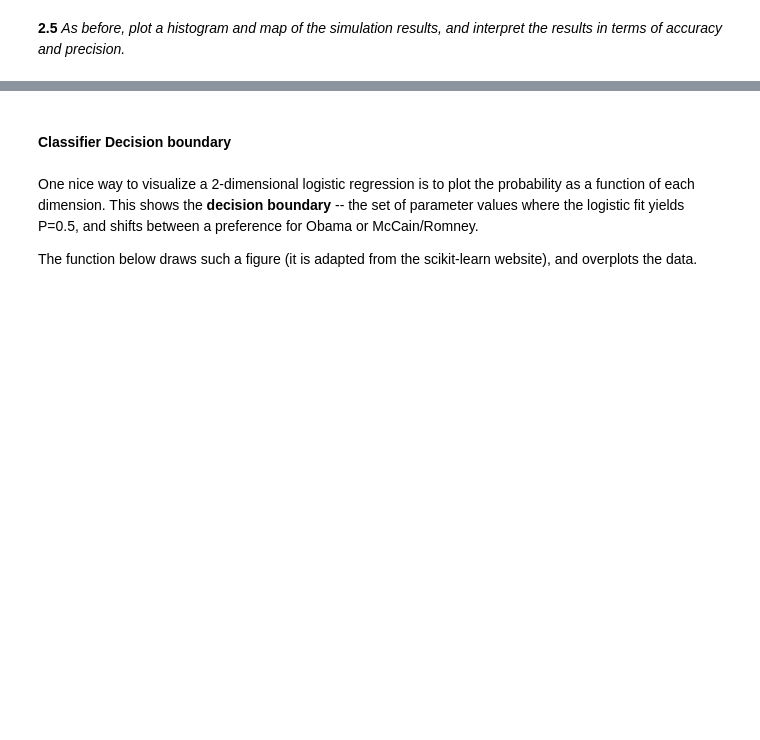
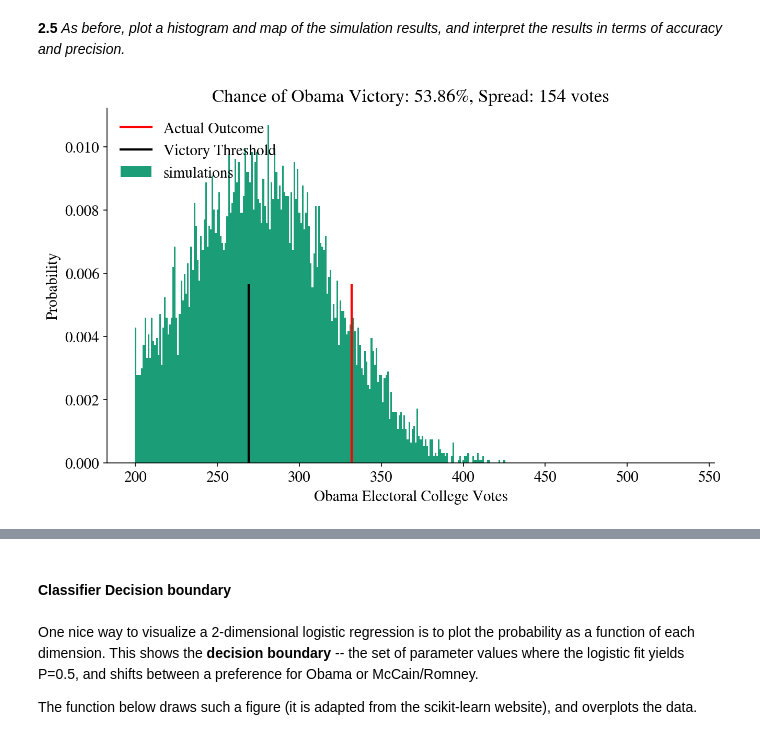
Before and after one commit to susan175/content, a Jupyter notebook: HW2.ipynb, the cells around one changed output, grey strips where cells are left out. Cells and saved outputs as stored; diff of their text form; code cells hidden in the pictures; blank space fills up the shorter version.

```diff
--- a/HW2.ipynb
+++ b/HW2.ipynb
@@ -902,12 +995,21 @@ We are not done yet. In order to estimate `C`, we perform a grid search over man
 
 Suppose `n_folds=10`. Then we will repeat the fit 10 times, each time randomly choosing 50/10 ~ 5 states out as a test set, and using the remaining 45/46 as the training set. We use the average score on the test set to score each particular choice of `C`, and choose the one with the best performance.
 # %%
-from sklearn.grid_search import GridSearchCV
+#from sklearn.grid_search import GridSearchCV
+
+#Instead of:
+#from sklearn.grid_search import GridSearchCV
+#from sklearn.cross_validation import LeaveOneOut
+
+#I did:
+from sklearn.model_selection import GridSearchCV
+#from sklearn.model_selection import LeaveOneOut
 
 def cv_optimize(frame2008, featureslist, n_folds=10, num_p=100):
     y, X = prepare_features(frame2008, featureslist)
-    clf = LogisticRegression()
-    parameters = {"C": np.logspace(-4, 3, num=num_p)}
+    clf = LogisticRegression(solver='lbfgs')
+
+    parameters = {"C": np.logspace(-4, 3, num=num_p)} #why -4 and 3?
     gs = GridSearchCV(clf, param_grid=parameters, cv=n_folds)
     gs.fit(X, y)
     return gs.best_params_, gs.best_score_
@@ -924,0 +1025,12 @@ def cv_and_fit(frame2008, frame2012, featureslist, n_folds=5):
+# %%
+#your code here
+#from sklearn.model_selection import cross_val_score
+#from sklearn.model_selection import train_test_split
+
+res, clf = cv_and_fit(e2008, e2012, ['Dem_Adv', 'pvi'])
+
+predict2012_logistic = res.join(electoral_votes)
+predict2012_logistic.head()
+
+#p_dem_adv, clf_dem_adv = cv_and_fit(e2008, e2012, e2008[[Dem_Adv]].values, n_folds=5)
+#p_pvi, clf_pvi = cv_and_fit(e2008, e2012, pvi, n_folds=5)
@@ -927,6 +1047,10 @@ def cv_and_fit(frame2008, frame2012, featureslist, n_folds=5):
 # %%
 #code to make the histogram
 #your code here
+prediction = simulate_election(predict2012_logistic, 10000)
+plot_simulation(prediction)
+# %% [output]
+[figure, added]
 # %%
 #code to make the map
 #your code here
```
Also changed, not shown: parts of 52 cells of this notebook.
